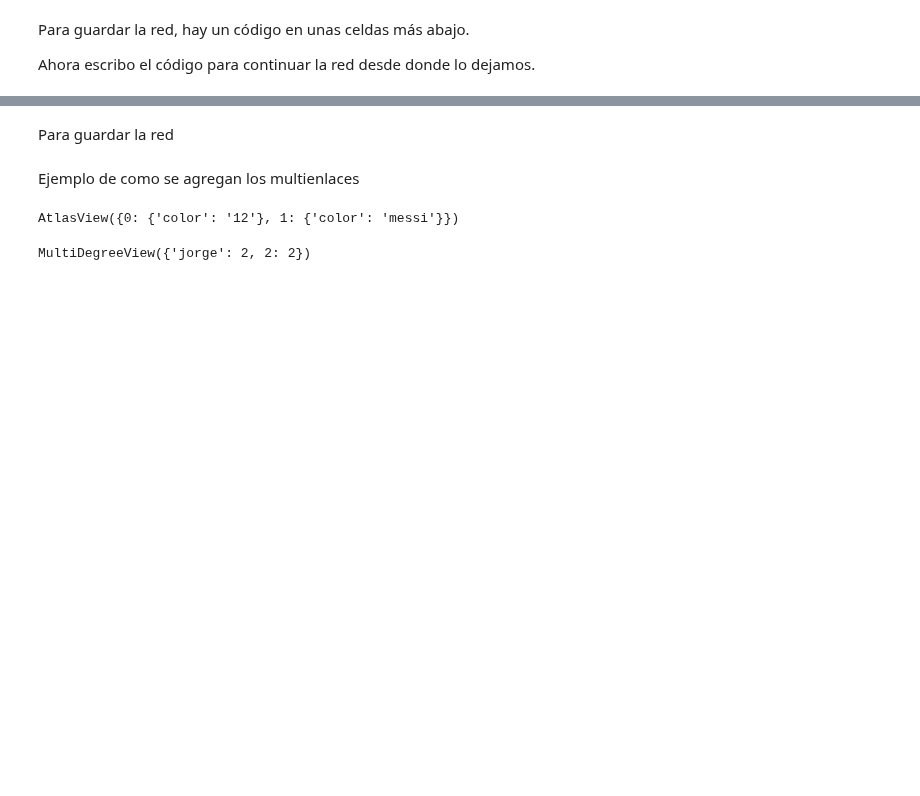
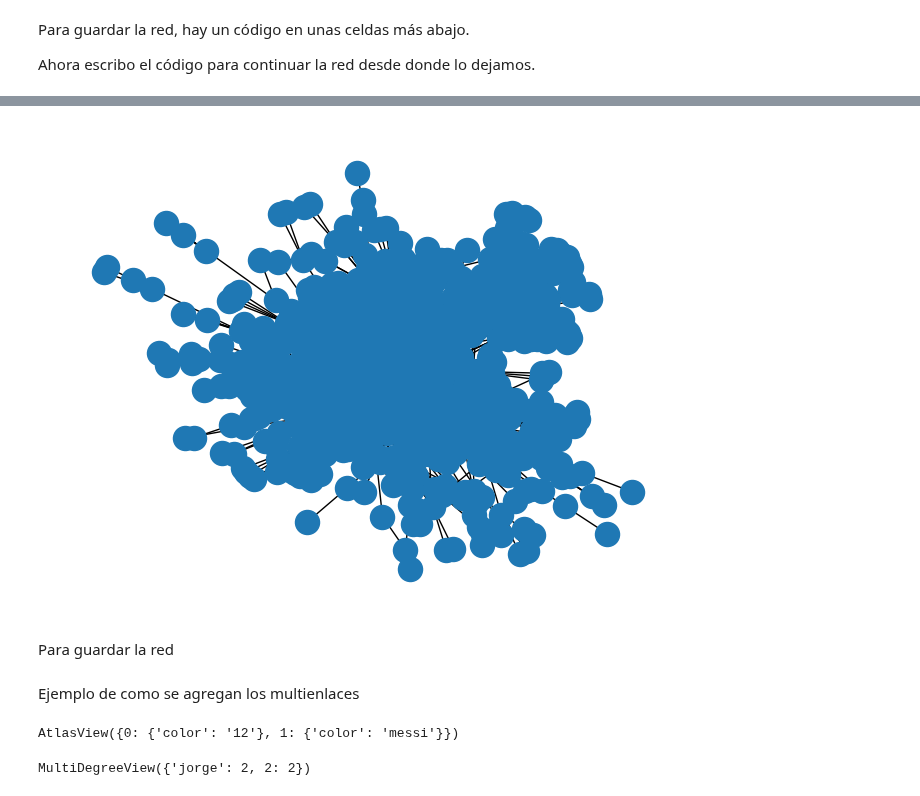
Before and after one commit to nwaehner/Redes-complejas, a Jupyter notebook: spotify_func.ipynb, the cells around one changed output, grey strips where cells are left out. Cells and saved outputs as stored; diff of their text form; code cells hidden in the pictures; blank space fills up the shorter version.

```diff
--- a/spotify_func.ipynb
+++ b/spotify_func.ipynb
@@ -440,3 +495,7 @@ FileNotFoundError: [Errno 2] No such file or directory: '/red_final/red_final_ha
+# %%
+nx.draw(G)#,with_labels = True)
+# %% [output]
+[figure, added]
 # %% [markdown]
 Para guardar la red
 # %%
```
Also changed, not shown: parts of 10 cells of this notebook, 31 other files.
